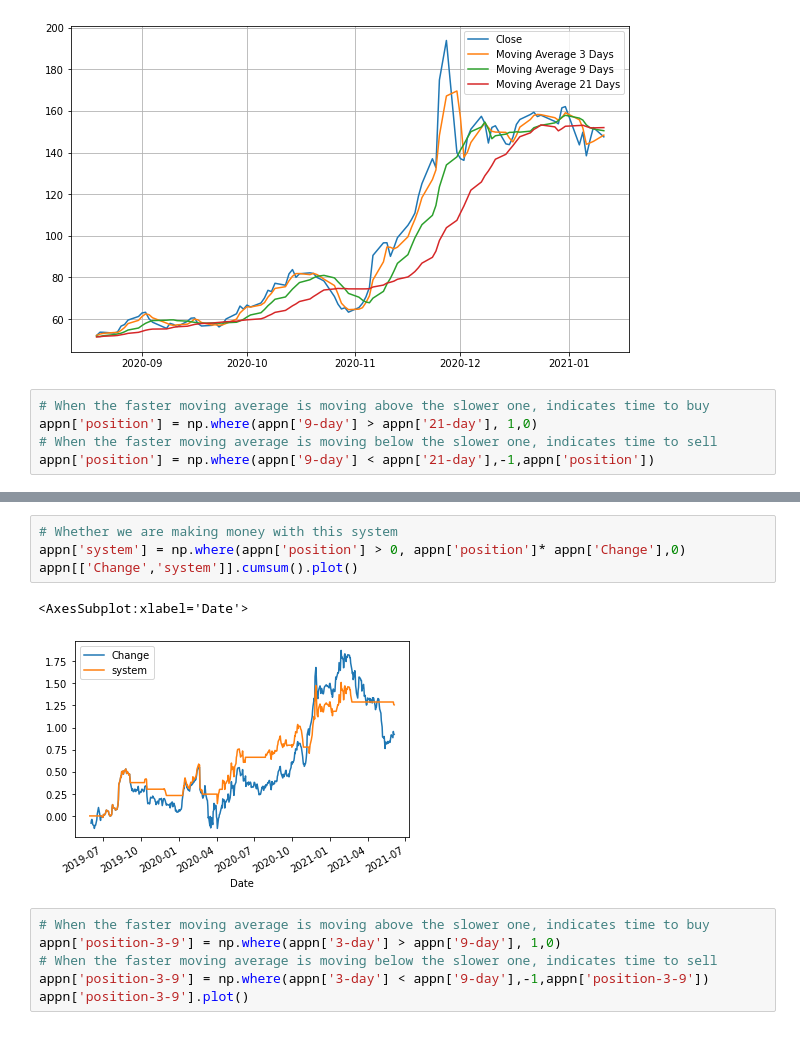
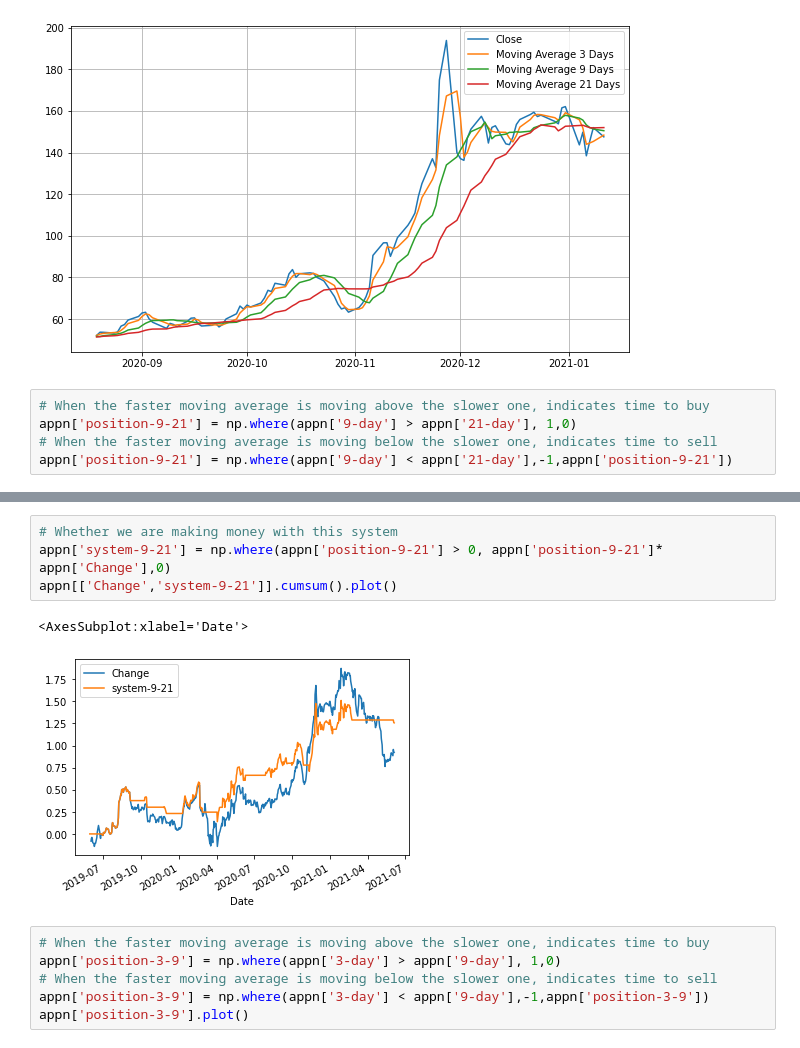
Before and after one commit to bhiln/stock-market-trends, a Jupyter notebook: APPN-DGIM.ipynb, the cells around one changed output, grey strips where cells are left out. Drawn from its saved outputs; the diff is of its cells as text.

```diff
--- a/APPN-DGIM.ipynb
+++ b/APPN-DGIM.ipynb
@@ -56,7 +58,7 @@ plt.legend(loc=1)
 [figure]
 # %%
 # When the faster moving average is moving above the slower one, indicates time to buy
-appn['position'] = np.where(appn['9-day'] > appn['21-day'], 1,0)
+appn['position-9-21'] = np.where(appn['9-day'] > appn['21-day'], 1,0)
 # When the faster moving average is moving below the slower one, indicates time to sell
-appn['position'] = np.where(appn['9-day'] < appn['21-day'],-1,appn['position'])
+appn['position-9-21'] = np.where(appn['9-day'] < appn['21-day'],-1,appn['position-9-21'])
 # %%
@@ -66,11 +68,11 @@ appn['position'].plot()
 [figure]
 # %%
 # Whether we are making money with this system
-appn['system'] = np.where(appn['position'] > 0, appn['position']* appn['Change'],0)
-appn[['Change','system']].cumsum().plot()
+appn['system-9-21'] = np.where(appn['position-9-21'] > 0, appn['position-9-21']* appn['Change'],0)
+appn[['Change','system-9-21']].cumsum().plot()
 # %% [output]
 <AxesSubplot:xlabel='Date'>
-[figure, old version]
+[figure, new version]
 # %%
 # When the faster moving average is moving above the slower one, indicates time to buy
 appn['position-3-9'] = np.where(appn['3-day'] > appn['9-day'], 1,0)
```
Also changed, not shown: parts of 29 cells of this notebook, 1 other file.
